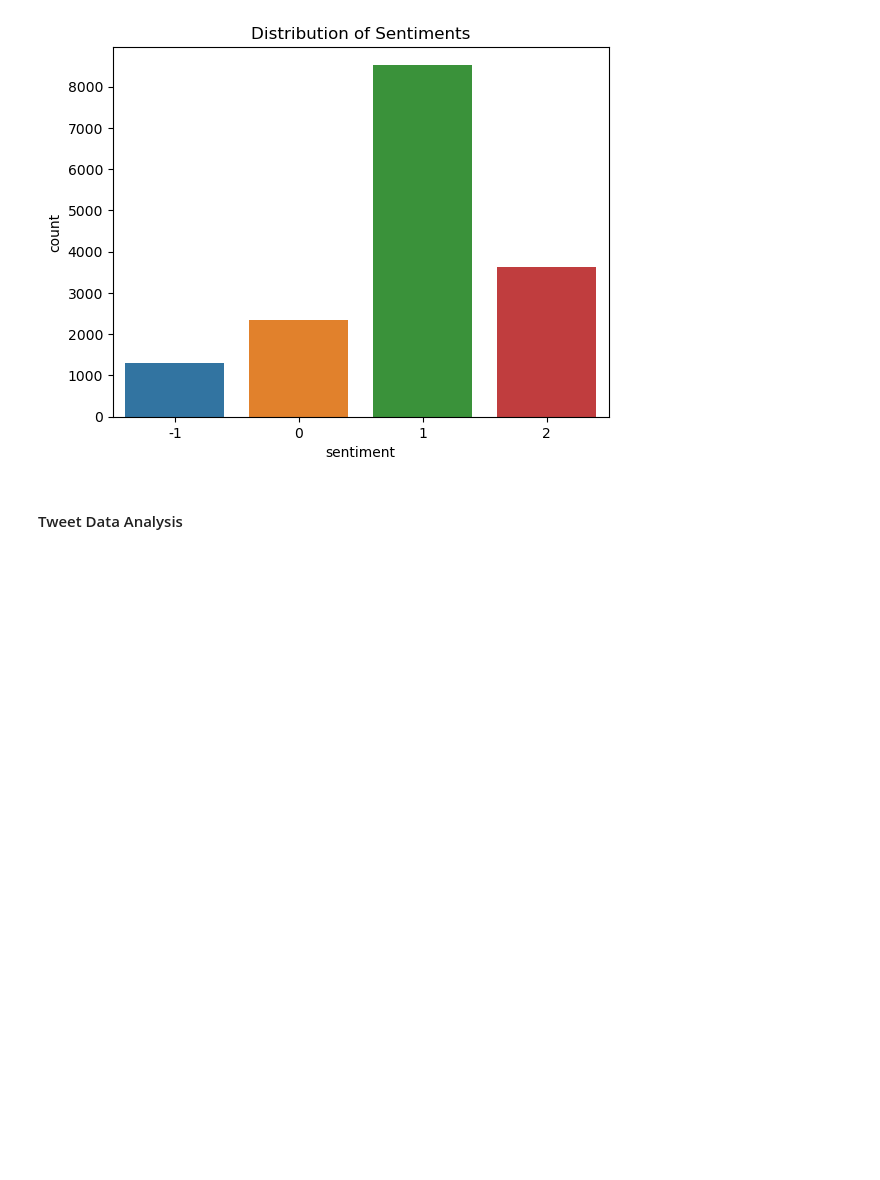
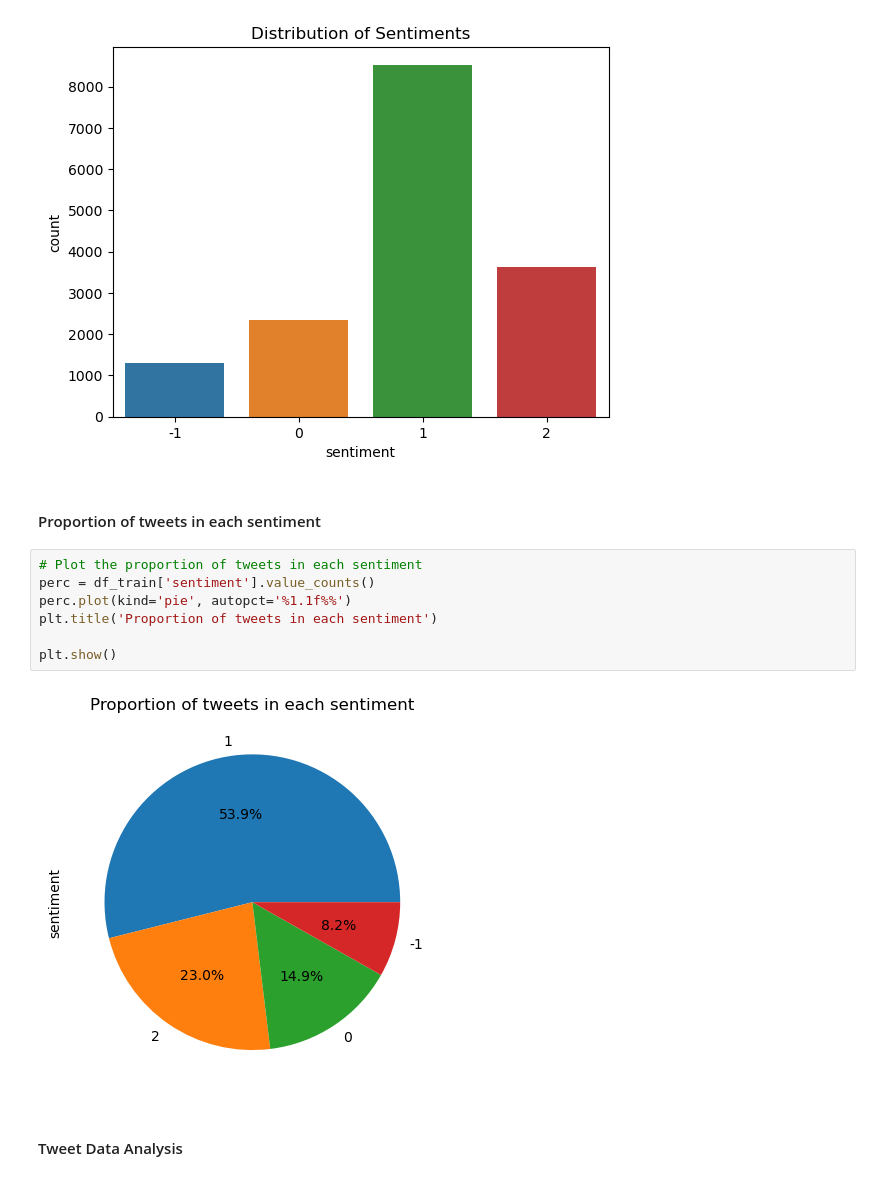
Before and after one commit to gzukhanye/Classification-Sprint-2307FTDS-TEAM-JM5, a Jupyter notebook: JM5_Notebook.ipynb, the cells around one changed output. Cells and saved outputs as stored; diff of their text form; blank space fills up the shorter version.

```diff
--- a/JM5_Notebook.ipynb
+++ b/JM5_Notebook.ipynb
@@ -246,6 +245,17 @@ plt.title('Distribution of Sentiments')
 plt.show()
 # %% [output]
 [figure]
+# %% [markdown]
+#### Proportion of tweets in each sentiment
+# %%
+# Plot the proportion of tweets in each sentiment
+perc = df_train['sentiment'].value_counts()
+perc.plot(kind='pie', autopct='%1.1f%%')
+plt.title('Proportion of tweets in each sentiment')
+
+plt.show()
+# %% [output]
+[figure, added]
 # %% [markdown]
 #### Tweet Data Analysis
 # %% [markdown]
```
Also changed, not shown: parts of 10 cells of this notebook, 1 other file.
